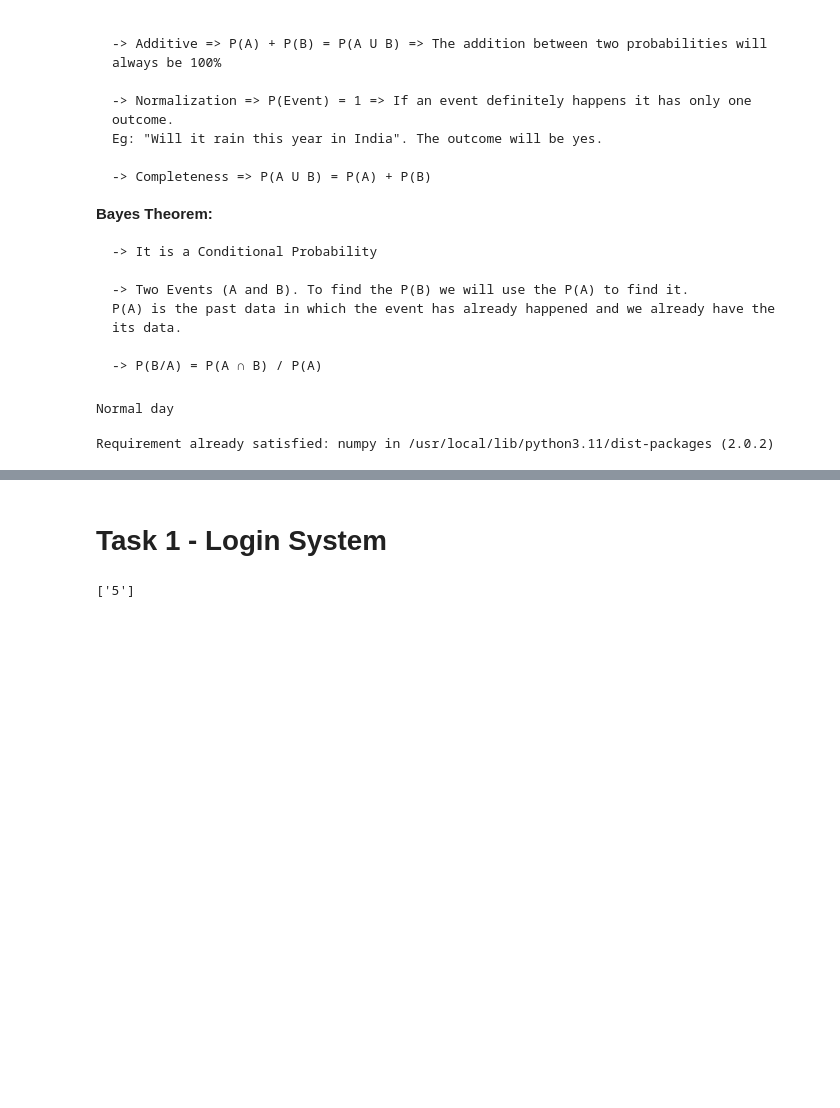
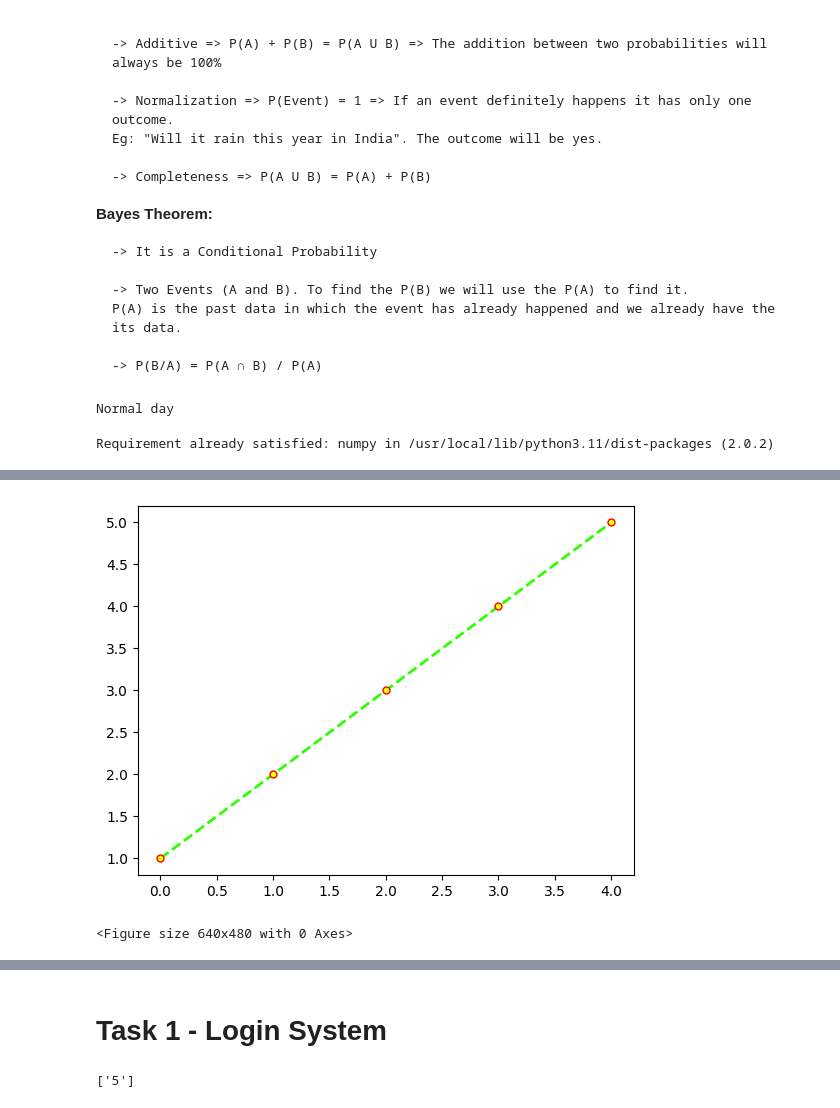
Before and after one commit to AhammedKabeer434/data_1, a Jupyter notebook: Data_Science.ipynb, the cells around one changed output, grey strips where cells are left out. Saved outputs shown, nothing was run; the diff lists cells and outputs as text; code cells hidden in the pictures; blank space fills up the shorter version.

```diff
--- a/Data_Science.ipynb
+++ b/Data_Science.ipynb
@@ -2738,0 +3101,15 @@ Requirement already satisfied: numpy in /usr/local/lib/python3.11/dist-packages
+# %%
+# Markers are symbols used to represent individual data points on a plot
+# Link = https://matplotlib.org/stable/api/markers_api.html (For Marker types used)
+# ms -> determines the size of the marker
+# Marker Face colour denoted as 'mfc' and Marker Edge color denoted as 'mec'
+# color -> changes the color of the line chart
+# linewidth -> changes the width of the line
+# linestyle -> used to change the style of the line chart
+
+plt.plot(a,marker="o",ms=5,mfc="yellow",mec="red",color="#2EFF00",linewidth="2",linestyle="--")
+plt.show()
+plt.savefig("plot.png") # To save the file in database
+# %% [output]
+[figure, added]
+<Figure size 640x480 with 0 Axes>
```
Also changed, not shown: parts of 49 cells of this notebook.
